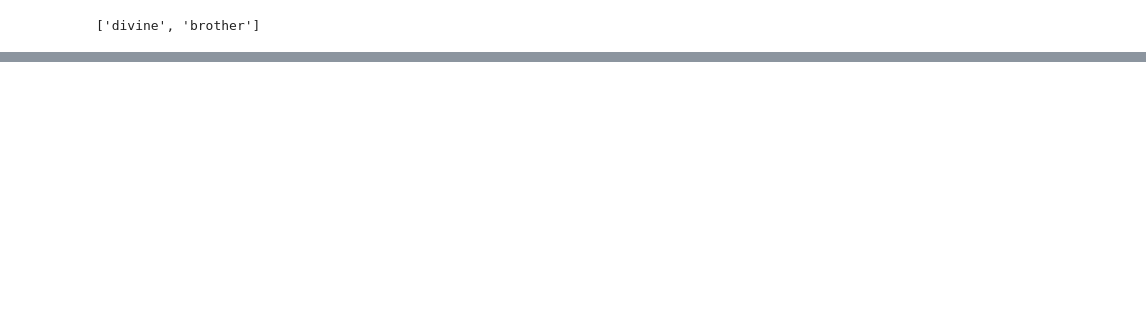
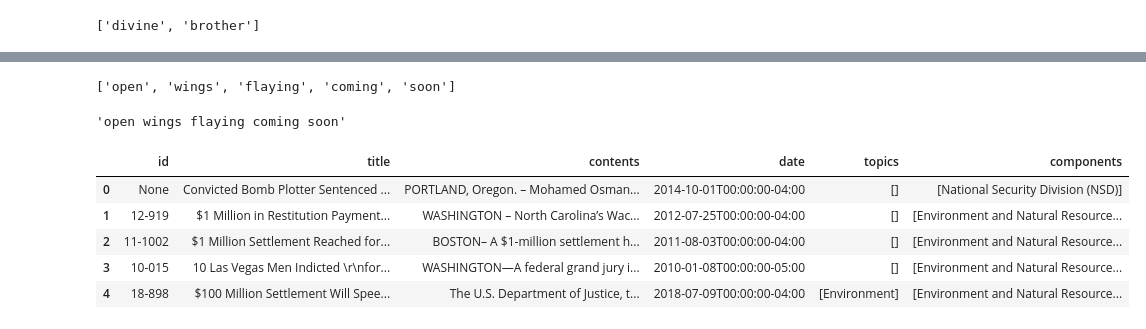
Before and after one commit to NITINBAGD/nlp1, a Jupyter notebook: 9_stop_words.ipynb, the cells around one changed output, grey strips where cells are left out. Cells and saved outputs as stored; diff of their text form; code cells hidden in the pictures; blank space fills up the shorter version.

```diff
--- a/9_stop_words.ipynb
+++ b/9_stop_words.ipynb
@@ -37,0 +107,8 @@ preprocess("The other is not other but your divine brother")
+# %%
+no_stop =[]
+for token in doc:
+    if not token.is_stop and not token.is_punct:
+        no_stop.append(token.text)
+no_stop
+# %% [output]
+['open', 'wings', 'flaying', 'coming', 'soon']
@@ -37,0 +123,4 @@ preprocess("The other is not other but your divine brother")
+# %%
+preprocess('we just open our wings , the flaying part is coming soon')
+# %% [output]
+'open wings flaying coming soon'
@@ -37,0 +131,9 @@ preprocess("The other is not other but your divine brother")
+# %%
+df.head()
+# %% [output]
+|  | id | title | contents | date | topics | components |
+| 0 | None | Convicted Bomb Plotter Sentenced ... | PORTLAND, Oregon. – Mohamed Osman... | 2014-10-01T00:00:00-04:00 | [] | [National Security Division (NSD)] |
+| 1 | 12-919 | $1 Million in Restitution Payment... | WASHINGTON – North Carolina’s Wac... | 2012-07-25T00:00:00-04:00 | [] | [Environment and Natural Resource... |
+| 2 | 11-1002 | $1 Million Settlement Reached for... | BOSTON– A $1-million settlement h... | 2011-08-03T00:00:00-04:00 | [] | [Environment and Natural Resource... |
+| 3 | 10-015 | 10 Las Vegas Men Indicted \r\nfor... | WASHINGTON—A federal grand jury i... | 2010-01-08T00:00:00-05:00 | [] | [Environment and Natural Resource... |
+| 4 | 18-898 | $100 Million Settlement Will Spee... | The U.S. Department of Justice, t... | 2018-07-09T00:00:00-04:00 | [Environment] | [Environment and Natural Resource... |
```
Also changed, not shown: parts of 19 cells of this notebook, 13 other files.
